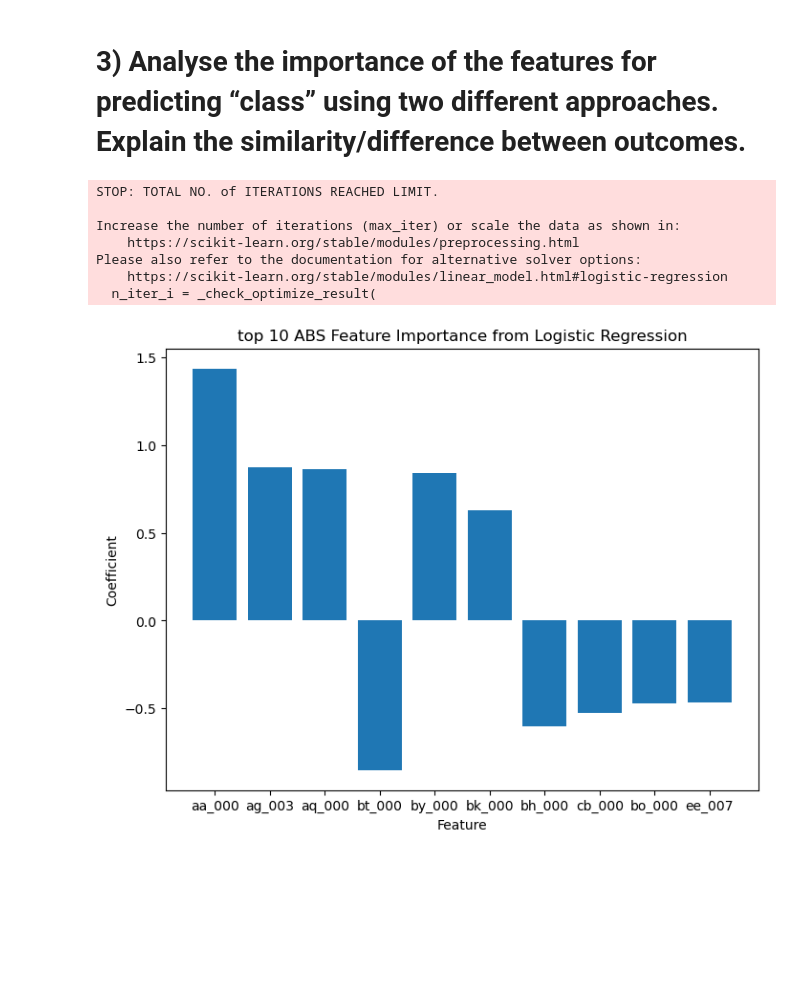
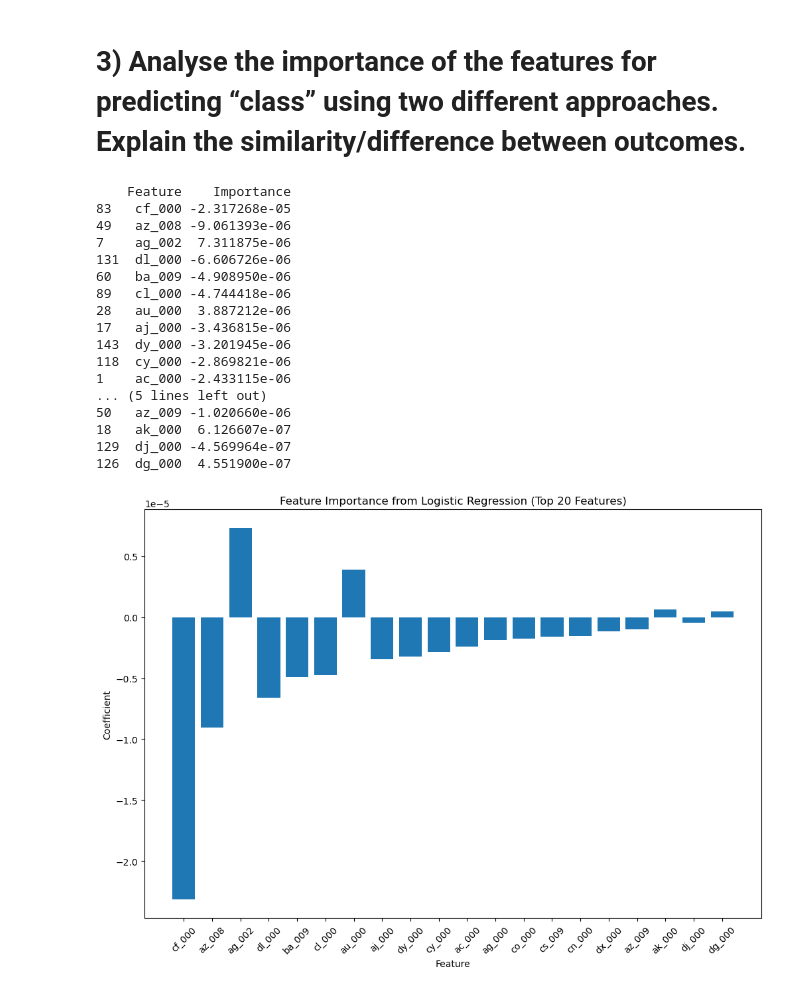
Before and after one commit to marsson/Ai_universityClass, a Jupyter notebook: week5/5.2D.ipynb, the cells around one changed output. Drawn from its saved outputs; the diff is of its cells as text; code cells hidden in the pictures; blank space fills up the shorter version.

```diff
--- a/week5/5.2D.ipynb
+++ b/week5/5.2D.ipynb
@@ -92,46 +110,47 @@ test = test.astype(int)
 # %% [markdown]
 # 3) Analyse the importance of the features for predicting “class” using two different approaches. Explain the similarity/difference between outcomes.
 # %%
-import numpy as np
+from sklearn.preprocessing import RobustScaler
 from sklearn.linear_model import LogisticRegression
-from sklearn.preprocessing import StandardScaler
-import matplotlib.pyplot as plt
+from matplotlib import pyplot as plt
 
-#Using Linear regression:
-X_lin = training.drop(columns={"class"},axis=1)
-Y_lin = training["class"]
+#log
+scaler = RobustScaler()
+x_log = pd.DataFrame(scaler.fit_transform(training))
+logist = LogisticRegression(max_iter=10000)
+logist.fit(x_log,y_training)
+coefficients = logist.coef_[0]
+coeff_df = pd.DataFrame({'Feature': training.columns, 'Importance': coefficients})
 
-# Standardize features
-scaler = StandardScaler()
-X_lin_std = scaler.fit_transform(X_lin)
-
-# Train a logistic regression model
-model = LogisticRegression()
-model.fit(X_lin_std, Y_lin)
-
-# Get feature names and coefficients
-feature_names = X_lin.columns
-coefficients = model.coef_[0]
-
-# Create a dataframe for features and their corresponding coefficients
-coeff_df_lin = pd.DataFrame({'Feature': feature_names, 'Coefficient': coefficients})
 # Sort dataframe by absolute coefficient values in descending order
-
-coeff_df_lin = coeff_df_lin.reindex(coeff_df_lin.Coefficient.abs().sort_values(ascending=False).index)
-coeff_df_lin = coeff_df_lin.iloc[:10]
-# Visualize the coefficients
-plt.figure(figsize=(8, 6))
-plt.bar(coeff_df_lin['Feature'], coeff_df_lin['Coefficient'])
+coeff_df = coeff_df.reindex(coeff_df.Importance.abs().sort_values(ascending=False).index)
+# Get the first 20 features
+top_20_features = coeff_df.iloc[:20]
+print(top_20_features)
+# Visualize the coefficients of the first 20 features
+plt.figure(figsize=(12, 8))
+plt.bar(top_20_features['Feature'], top_20_features['Importance'])
 plt.xlabel('Feature')
 plt.ylabel('Coefficient')
-plt.title('top 10 ABS Feature Importance from Logistic Regression')
+plt.title('Feature Importance from Logistic Regression (Top 20 Features)')
+plt.xticks(rotation=45)
 plt.show()
 # %% [output]
-STOP: TOTAL NO. of ITERATIONS REACHED LIMIT.
-
-Increase the number of iterations (max_iter) or scale the data as shown in:
-    https://scikit-learn.org/stable/modules/preprocessing.html
-Please also refer to the documentation for alternative solver options:
-    https://scikit-learn.org/stable/modules/linear_model.html#logistic-regression
-  n_iter_i = _check_optimize_result(
+    Feature    Importance
+83   cf_000 -2.317268e-05
+49   az_008 -9.061393e-06
+7    ag_002  7.311875e-06
+131  dl_000 -6.606726e-06
+60   ba_009 -4.908950e-06
+89   cl_000 -4.744418e-06
+28   au_000  3.887212e-06
+17   aj_000 -3.436815e-06
+143  dy_000 -3.201945e-06
+118  cy_000 -2.869821e-06
+1    ac_000 -2.433115e-06
+... (5 lines left out)
+50   az_009 -1.020660e-06
+18   ak_000  6.126607e-07
+129  dj_000 -4.569964e-07
+126  dg_000  4.551900e-07
-[figure, old version]
+[figure, new version]
```
Also changed, not shown: parts of 21 cells of this notebook, 2 other files.
